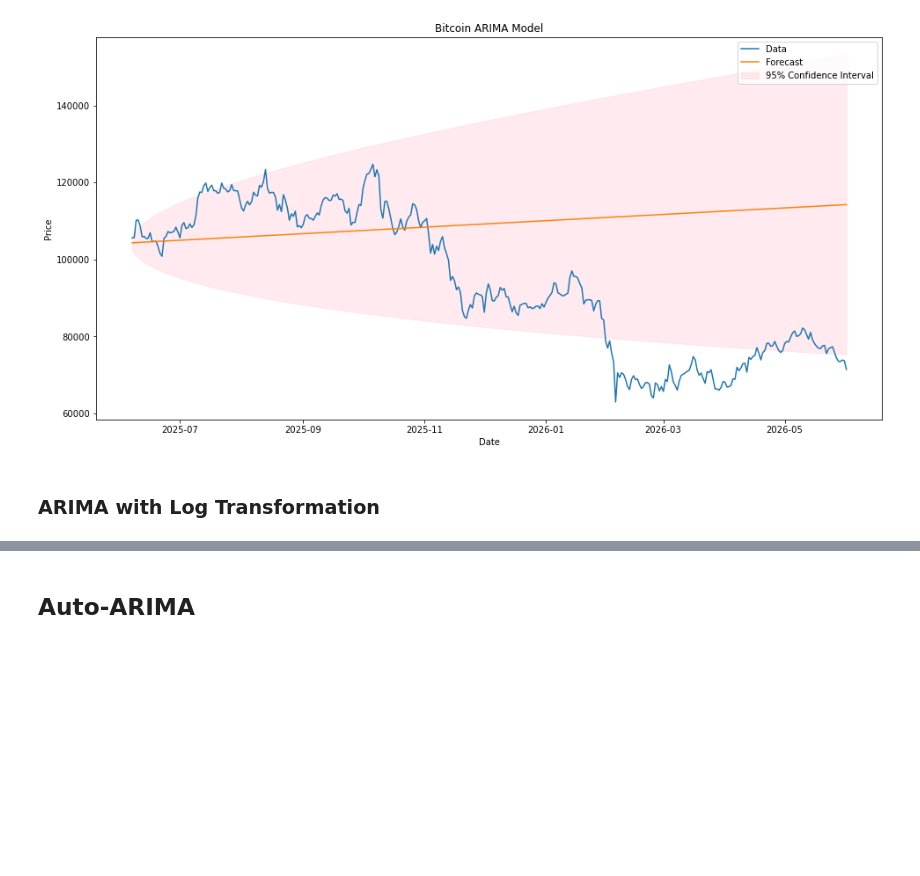
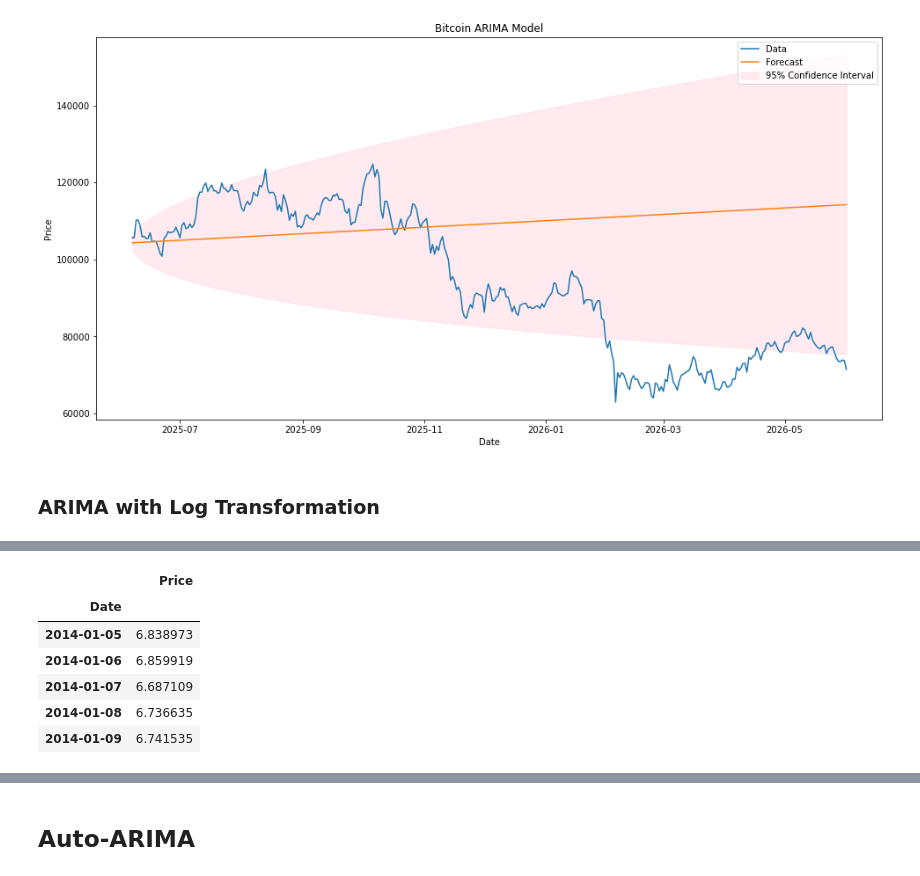
Before and after one commit to keithotuomagie/bitcoin_ts, a Jupyter notebook: notebook.ipynb, the cells around one changed output, grey strips where cells are left out. Drawn from its saved outputs; the diff is of its cells as text; code cells hidden in the pictures; blank space fills up the shorter version.

```diff
--- a/notebook.ipynb
+++ b/notebook.ipynb
@@ -1216,0 +1255,12 @@ plot_model_w_conf_int(bitcoin_arima_test, prediction_result_arima_bitcoin_arima,
+# %%
+# Examining whether or not the 'date_to_datetime_set_index' function was executed successfully
+
+bitcoin_arima_log_diff.head()
+# %% [output]
+|  | Price |
+| Date |  |
+| 2014-01-05 | 6.838973 |
+| 2014-01-06 | 6.859919 |
+| 2014-01-07 | 6.687109 |
+| 2014-01-08 | 6.736635 |
+| 2014-01-09 | 6.741535 |
```
Also changed, not shown: parts of 24 cells of this notebook.
